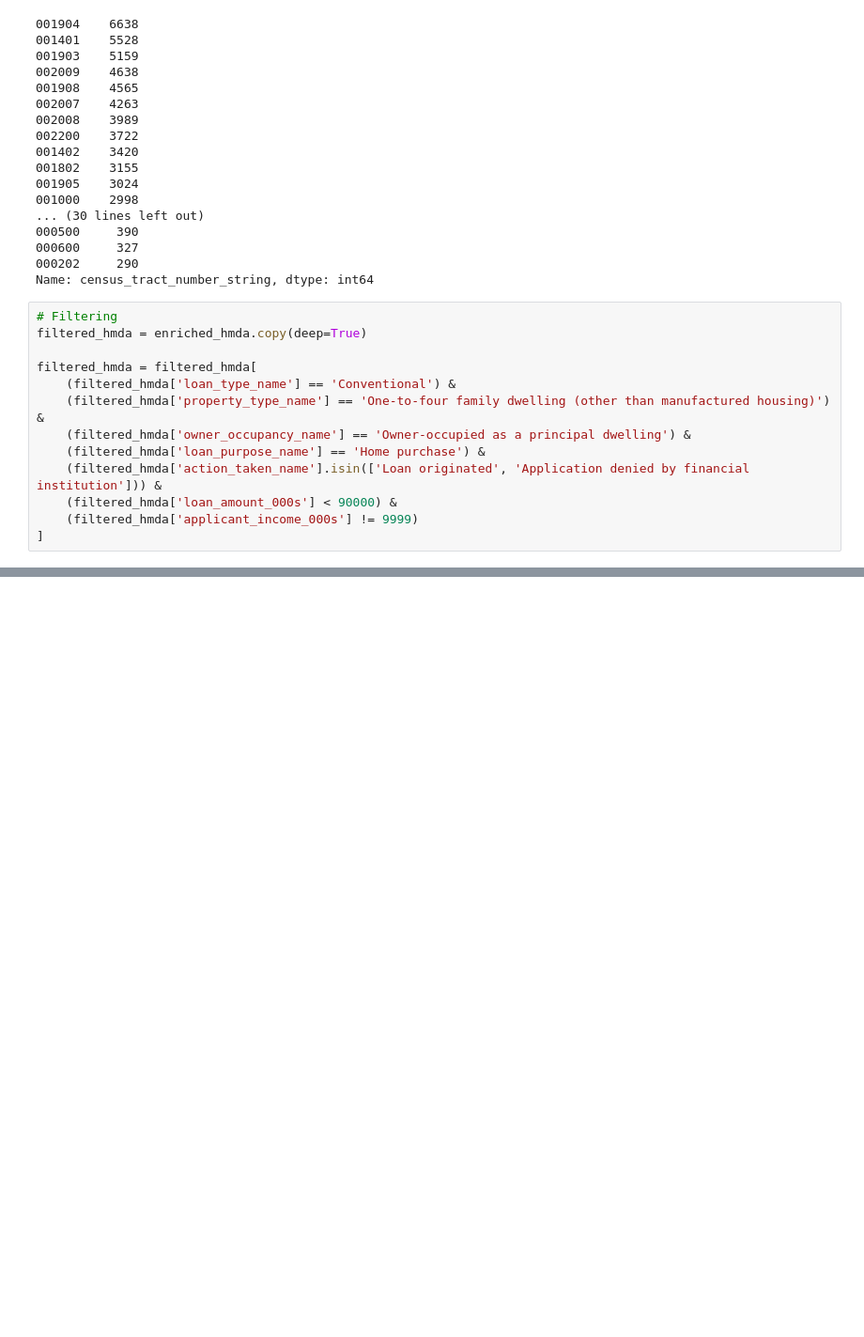
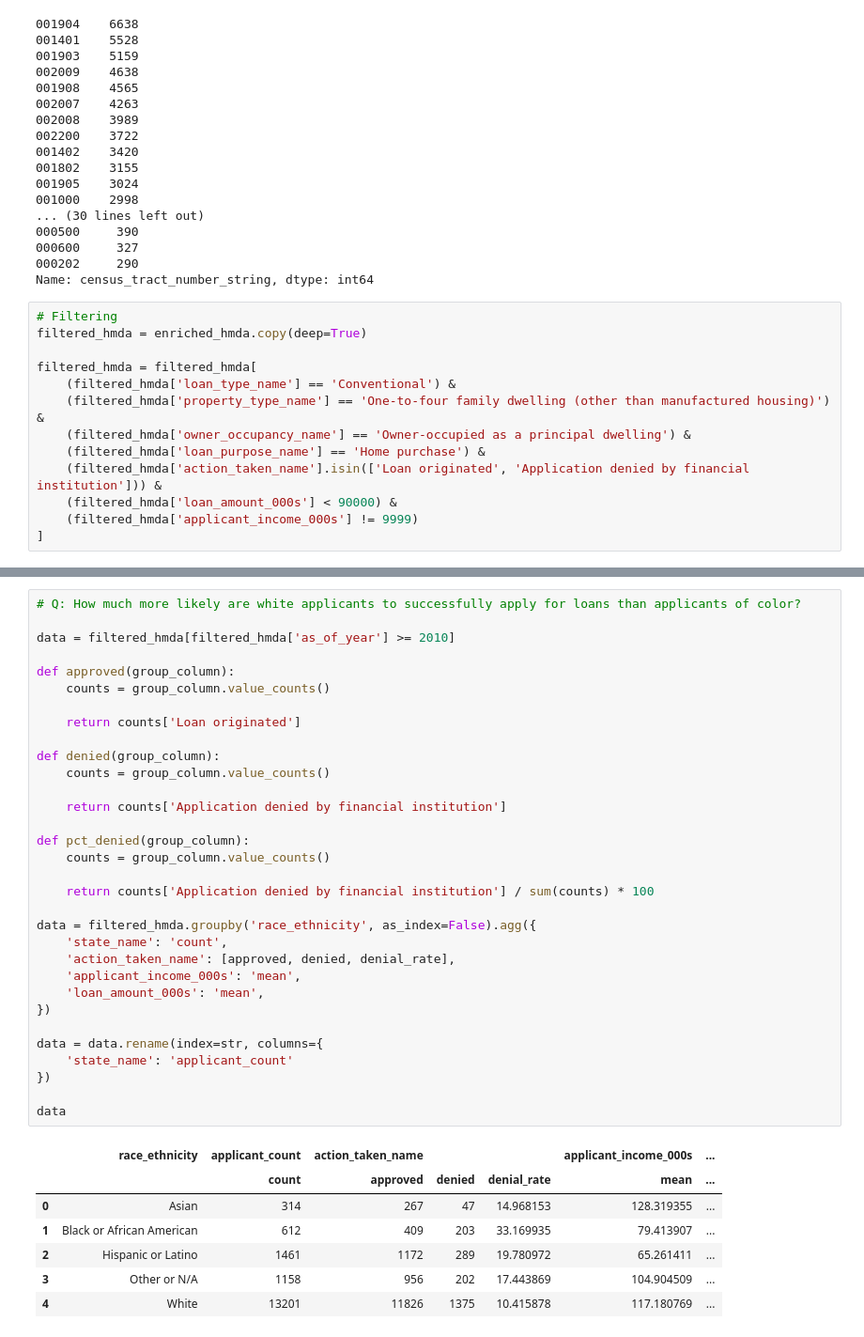
Before and after one commit to thetylerloop/tyler-home-loans, a Jupyter notebook: Home Loans (HMDA) Analysis.ipynb, the cells around one changed output, grey strips where cells are left out. Shown at 94% size. Drawn from its saved outputs; the diff is of its cells as text; blank space fills up the shorter version.

```diff
--- a/Home Loans (HMDA) Analysis.ipynb
+++ b/Home Loans (HMDA) Analysis.ipynb
@@ -77,3 +126,43 @@ filtered_hmda = filtered_hmda[
+# %%
+# Q: How much more likely are white applicants to successfully apply for loans than applicants of color?
+
+data = filtered_hmda[filtered_hmda['as_of_year'] >= 2010]
+
+def approved(group_column):
+    counts = group_column.value_counts()
+
+    return counts['Loan originated']
+
+def denied(group_column):
+    counts = group_column.value_counts()
+
+    return counts['Application denied by financial institution']
+
+def pct_denied(group_column):
+    counts = group_column.value_counts()
+
+    return counts['Application denied by financial institution'] / sum(counts) * 100
+
+data = filtered_hmda.groupby('race_ethnicity', as_index=False).agg({
+    'state_name': 'count',
+    'action_taken_name': [approved, denied, denial_rate],
+    'applicant_income_000s': 'mean',
+    'loan_amount_000s': 'mean',
+})
+
+data = data.rename(index=str, columns={
+    'state_name': 'applicant_count'
+})
+
+data
+# %% [output]
+|  | race_ethnicity | applicant_count | action_taken_name |  |  | applicant_income_000s | ... |
+|  |  | count | approved | denied | denial_rate | mean | ... |
+| 0 | Asian | 314 | 267 | 47 | 14.968153 | 128.319355 | ... |
+| 1 | Black or African American | 612 | 409 | 203 | 33.169935 | 79.413907 | ... |
+| 2 | Hispanic or Latino | 1461 | 1172 | 289 | 19.780972 | 65.261411 | ... |
+| 3 | Other or N/A | 1158 | 956 | 202 | 17.443869 | 104.904509 | ... |
+| 4 | White | 13201 | 11826 | 1375 | 10.415878 | 117.180769 | ... |
 # %%
 # Summarize by tract
 tract_hmda = filtered_hmda[filtered_hmda['as_of_year'] >= 2010]
```
Also changed, not shown: parts of 5 cells of this notebook.
